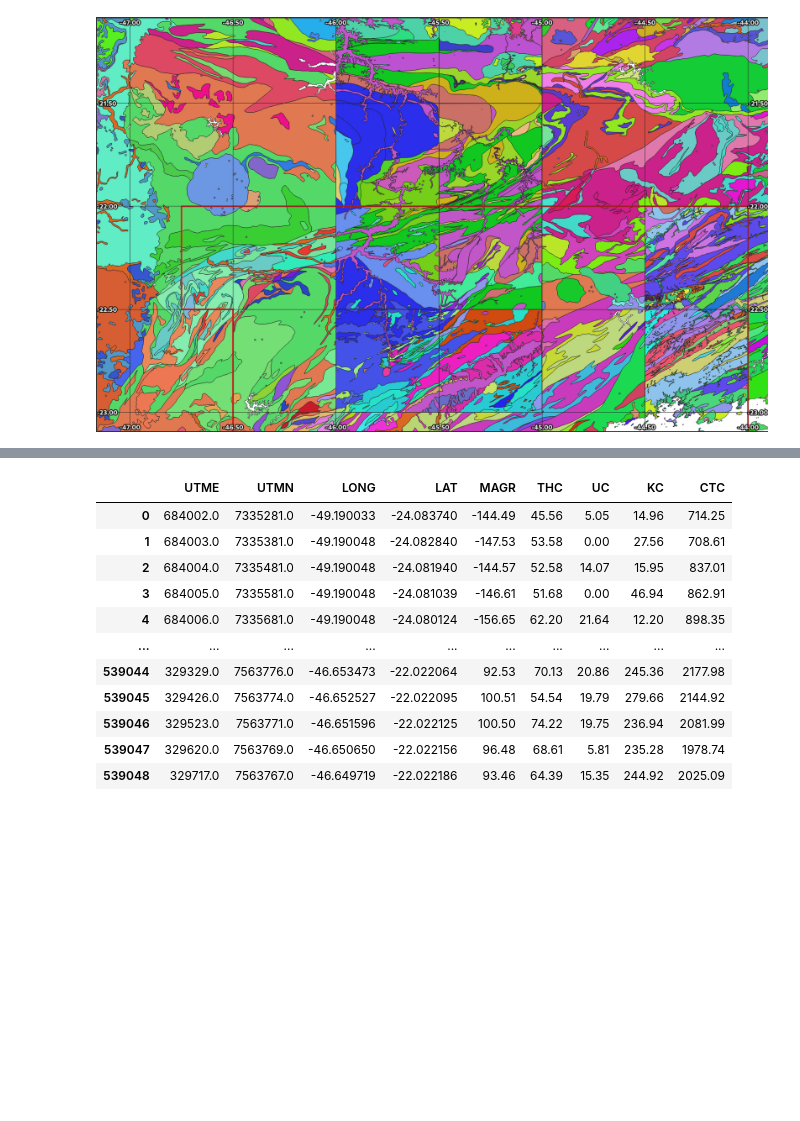
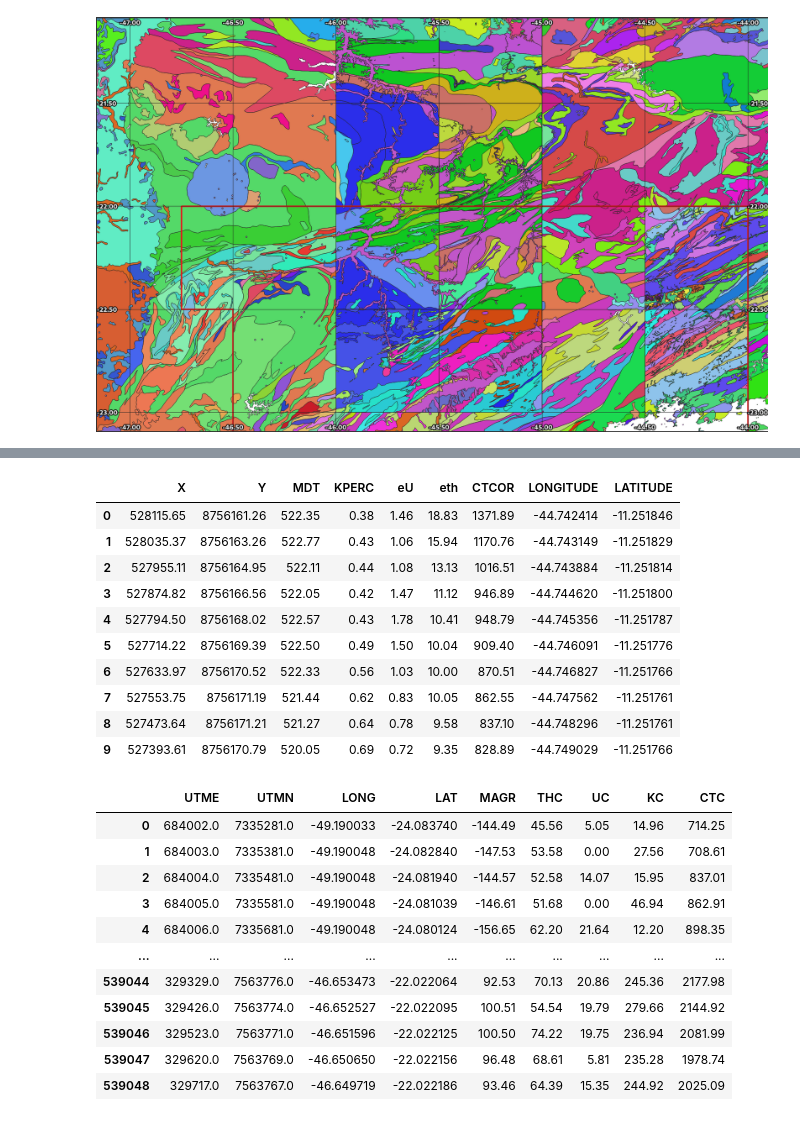
Before and after one commit to Gabriel-Goes/mapeamento_litologico_preditivo, a Jupyter notebook: sources/tutoriais/3 - Verde: Getting Region.ipynb, the cells around one changed output, grey strips where cells are left out. Saved outputs shown, nothing was run; the diff lists cells and outputs as text; code cells hidden in the pictures; blank space fills up the shorter version.

```diff
--- a/sources/tutoriais/3 - Verde: Getting Region.ipynb
+++ b/sources/tutoriais/3 - Verde: Getting Region.ipynb
@@ -151 +63,15 @@ g_1105.head()
+# %%
+g_1089.head(5)
+# %% [output]
+|  | X | Y | MDT | KPERC | eU | eth | CTCOR | LONGITUDE | LATITUDE |
+| 0 | 528115.65 | 8756161.26 | 522.35 | 0.38 | 1.46 | 18.83 | 1371.89 | -44.742414 | -11.251846 |
+| 1 | 528035.37 | 8756163.26 | 522.77 | 0.43 | 1.06 | 15.94 | 1170.76 | -44.743149 | -11.251829 |
+| 2 | 527955.11 | 8756164.95 | 522.11 | 0.44 | 1.08 | 13.13 | 1016.51 | -44.743884 | -11.251814 |
+| 3 | 527874.82 | 8756166.56 | 522.05 | 0.42 | 1.47 | 11.12 | 946.89 | -44.744620 | -11.251800 |
+| 4 | 527794.50 | 8756168.02 | 522.57 | 0.43 | 1.78 | 10.41 | 948.79 | -44.745356 | -11.251787 |
+| 5 | 527714.22 | 8756169.39 | 522.50 | 0.49 | 1.50 | 10.04 | 909.40 | -44.746091 | -11.251776 |
+| 6 | 527633.97 | 8756170.52 | 522.33 | 0.56 | 1.03 | 10.00 | 870.51 | -44.746827 | -11.251766 |
+| 7 | 527553.75 | 8756171.19 | 521.44 | 0.62 | 0.83 | 10.05 | 862.55 | -44.747562 | -11.251761 |
+| 8 | 527473.64 | 8756171.21 | 521.27 | 0.64 | 0.78 | 9.58 | 837.10 | -44.748296 | -11.251761 |
+| 9 | 527393.61 | 8756170.79 | 520.05 | 0.69 | 0.72 | 9.35 | 828.89 | -44.749029 | -11.251766 |
 # %%
```
Also changed, not shown: parts of 19 cells of this notebook, 19 other files.
